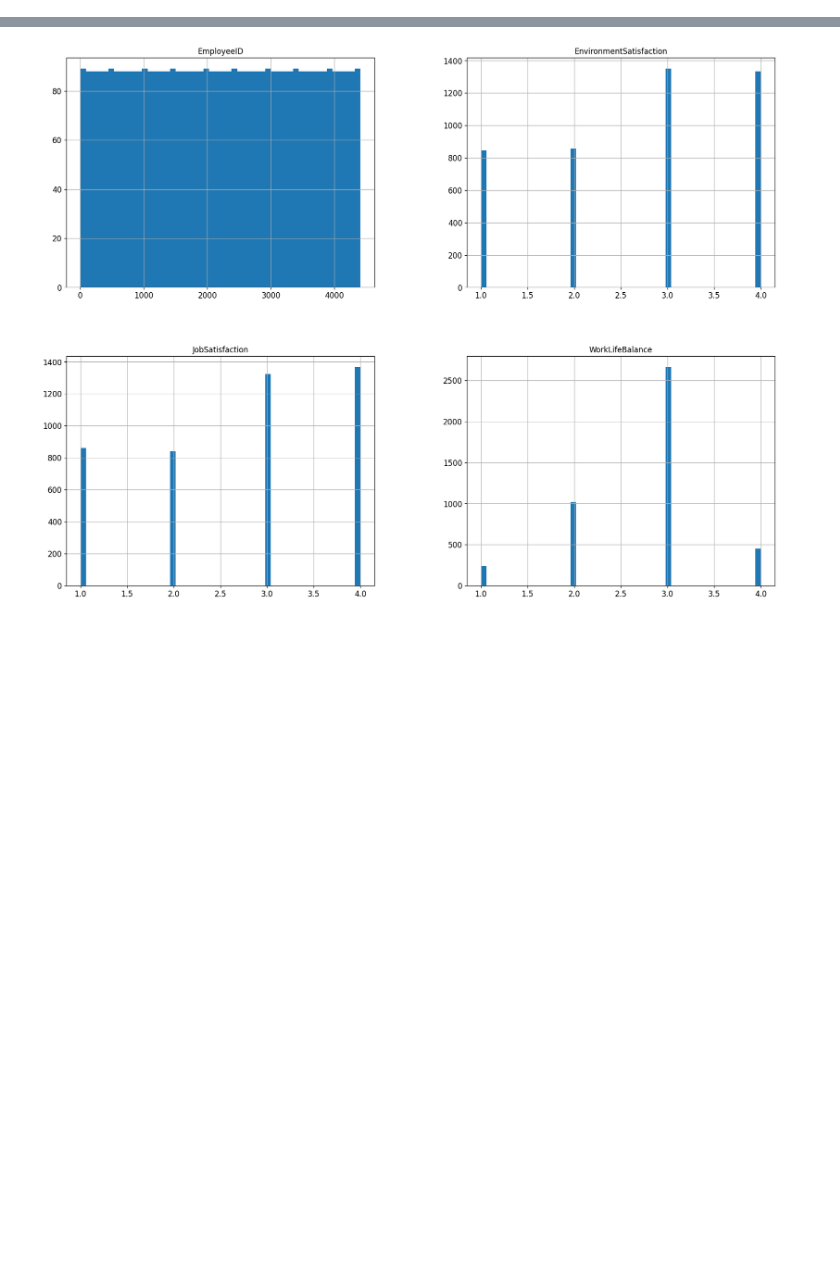
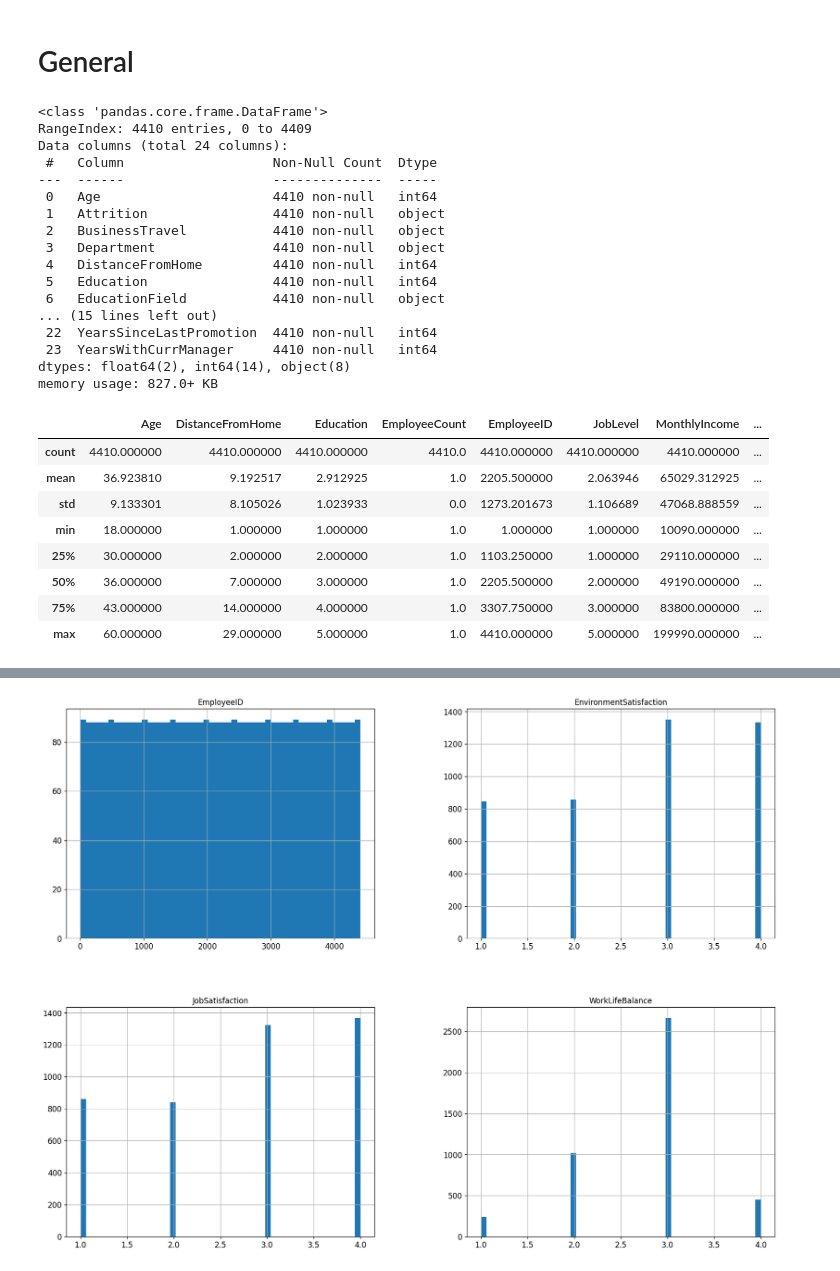
Before and after one commit to AnatholyB1/AI_A4, a Jupyter notebook: data_transformation.ipynb, the cells around one changed output, grey strips where cells are left out. Cells and saved outputs as stored; diff of their text form; code cells hidden in the pictures; blank space fills up the shorter version.

```diff
--- a/data_transformation.ipynb
+++ b/data_transformation.ipynb
@@ -80,0 +116,32 @@ manager = load_manager_data()
+# %% [markdown]
+# General
+# %%
+general.info()
+general.describe()
+# %% [output]
+<class 'pandas.core.frame.DataFrame'>
+RangeIndex: 4410 entries, 0 to 4409
+Data columns (total 24 columns):
+ #   Column                   Non-Null Count  Dtype
+---  ------                   --------------  -----
+ 0   Age                      4410 non-null   int64
+ 1   Attrition                4410 non-null   object
+ 2   BusinessTravel           4410 non-null   object
+ 3   Department               4410 non-null   object
+ 4   DistanceFromHome         4410 non-null   int64
+ 5   Education                4410 non-null   int64
+ 6   EducationField           4410 non-null   object
+... (15 lines left out)
+ 22  YearsSinceLastPromotion  4410 non-null   int64
+ 23  YearsWithCurrManager     4410 non-null   int64
+dtypes: float64(2), int64(14), object(8)
+memory usage: 827.0+ KB
+|  | Age | DistanceFromHome | Education | EmployeeCount | EmployeeID | JobLevel | MonthlyIncome | ... |
+| count | 4410.000000 | 4410.000000 | 4410.000000 | 4410.0 | 4410.000000 | 4410.000000 | 4410.000000 | ... |
+| mean | 36.923810 | 9.192517 | 2.912925 | 1.0 | 2205.500000 | 2.063946 | 65029.312925 | ... |
+| std | 9.133301 | 8.105026 | 1.023933 | 0.0 | 1273.201673 | 1.106689 | 47068.888559 | ... |
+| min | 18.000000 | 1.000000 | 1.000000 | 1.0 | 1.000000 | 1.000000 | 10090.000000 | ... |
+| 25% | 30.000000 | 2.000000 | 2.000000 | 1.0 | 1103.250000 | 1.000000 | 29110.000000 | ... |
+| 50% | 36.000000 | 7.000000 | 3.000000 | 1.0 | 2205.500000 | 2.000000 | 49190.000000 | ... |
+| 75% | 43.000000 | 14.000000 | 4.000000 | 1.0 | 3307.750000 | 3.000000 | 83800.000000 | ... |
+| max | 60.000000 | 29.000000 | 5.000000 | 1.0 | 4410.000000 | 5.000000 | 199990.000000 | ... |
```
Also changed, not shown: parts of 14 cells of this notebook.
